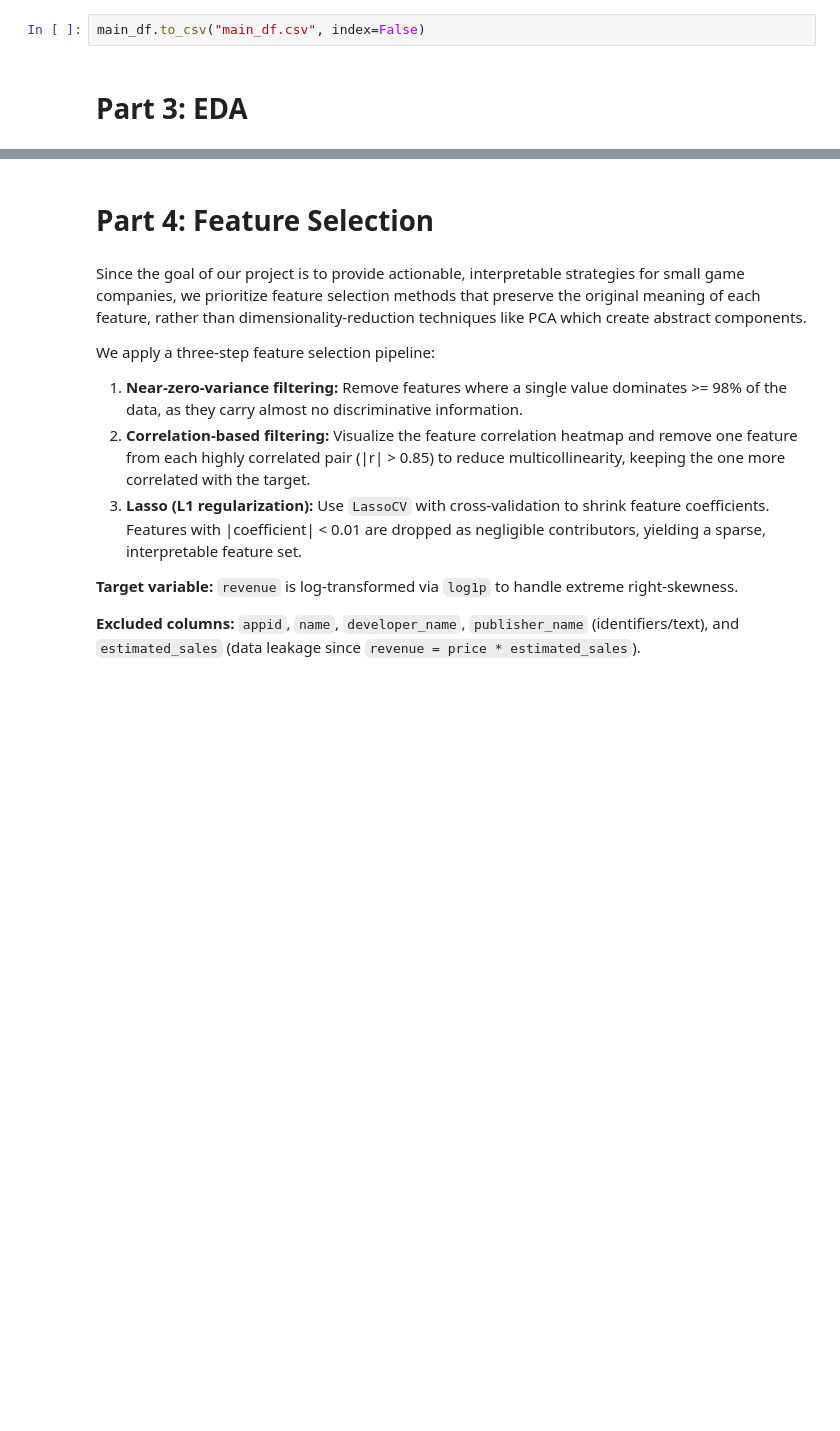
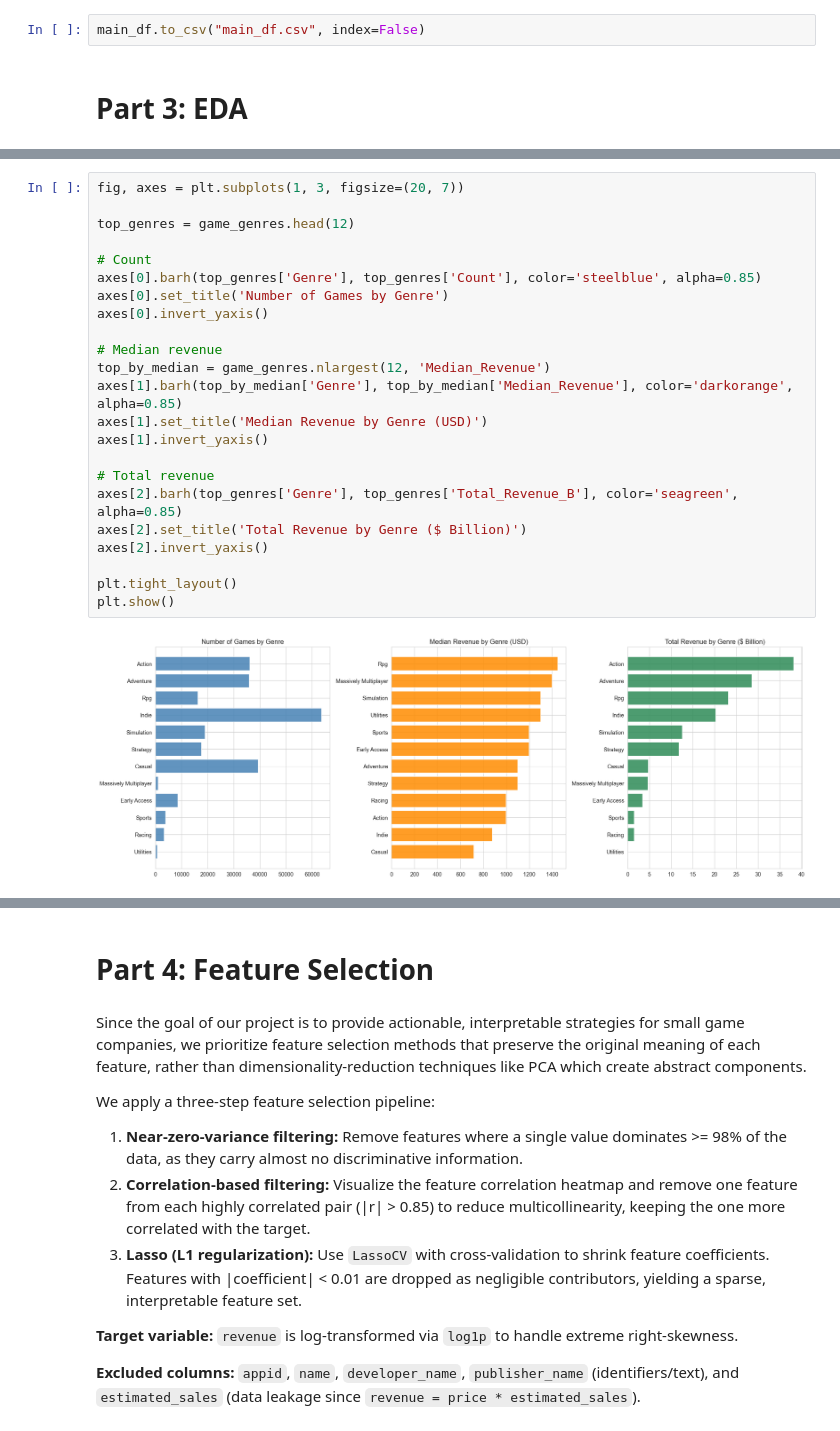
Before and after one commit to pai31419526/steam_data_analysis, a Jupyter notebook: script/report.ipynb, the cells around one changed output, grey strips where cells are left out. Saved outputs shown, nothing was run; the diff lists cells and outputs as text; blank space fills up the shorter version.

```diff
--- a/script/report.ipynb
+++ b/script/report.ipynb
@@ -581,0 +817,25 @@ eda主要是对市场状况的分析，进行的分析在后面有用是最好
+# %%
+fig, axes = plt.subplots(1, 3, figsize=(20, 7))
+
+top_genres = game_genres.head(12)
+
+# Count
+axes[0].barh(top_genres['Genre'], top_genres['Count'], color='steelblue', alpha=0.85)
+axes[0].set_title('Number of Games by Genre')
+axes[0].invert_yaxis()
+
+# Median revenue
+top_by_median = game_genres.nlargest(12, 'Median_Revenue')
+axes[1].barh(top_by_median['Genre'], top_by_median['Median_Revenue'], color='darkorange', alpha=0.85)
+axes[1].set_title('Median Revenue by Genre (USD)')
+axes[1].invert_yaxis()
+
+# Total revenue
+axes[2].barh(top_genres['Genre'], top_genres['Total_Revenue_B'], color='seagreen', alpha=0.85)
+axes[2].set_title('Total Revenue by Genre ($ Billion)')
+axes[2].invert_yaxis()
+
+plt.tight_layout()
+plt.show()
+# %% [output]
+[figure, added]
```
Also changed, not shown: parts of 34 cells of this notebook.
